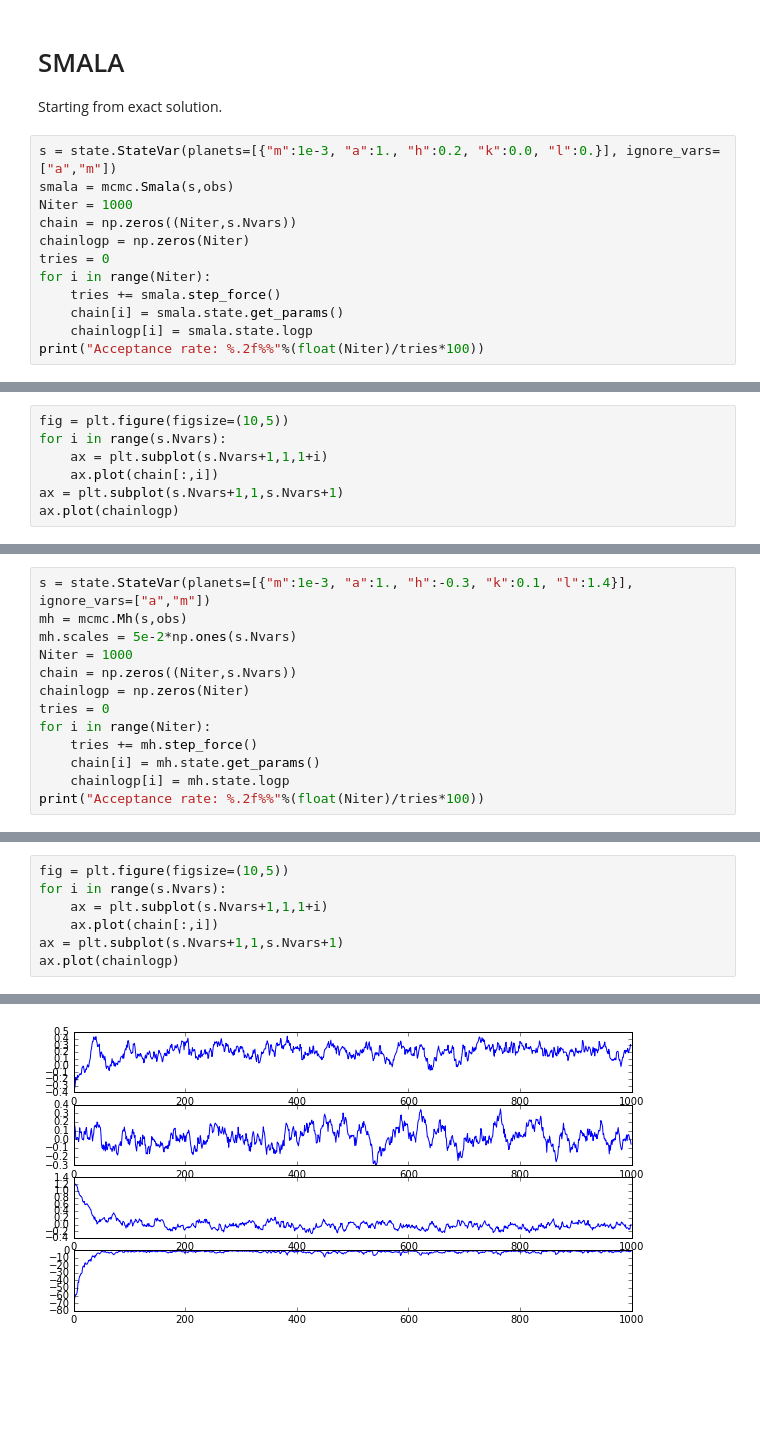
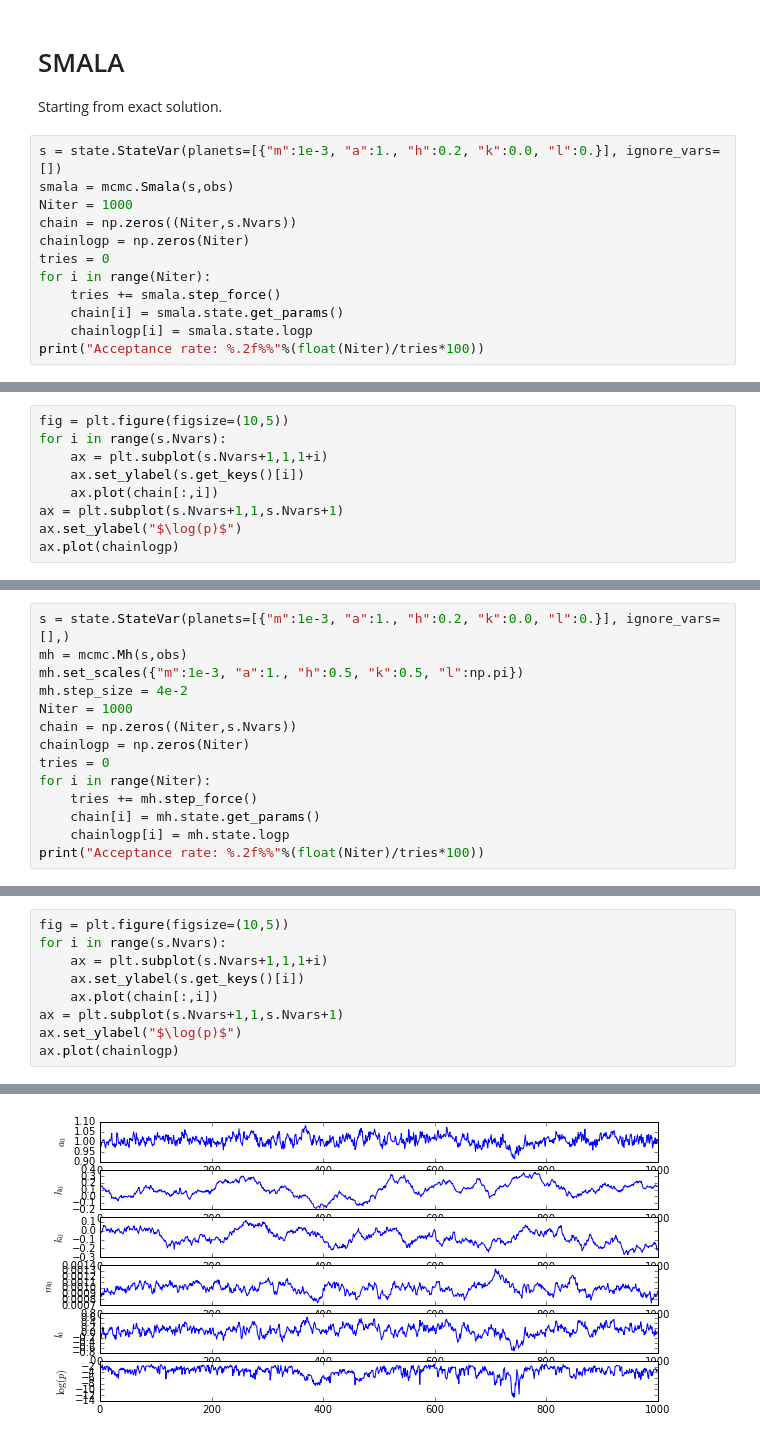
Before and after one commit to hannorein/rebound, a Jupyter notebook: Pal_MCMC.ipynb, the cells around one changed output, grey strips where cells are left out. Drawn from its saved outputs; the diff is of its cells as text; blank space fills up the shorter version.

```diff
--- a/Pal_MCMC.ipynb
+++ b/Pal_MCMC.ipynb
@@ -23,7 +24,7 @@ ax.plot(obs.t, obs.rv, ".")
 # SMALA
 Starting from exact solution.
 # %%
-s = state.StateVar(planets=[{"m":1e-3, "a":1., "h":0.2, "k":0.0, "l":0.}], ignore_vars=["a","m"])
+s = state.StateVar(planets=[{"m":1e-3, "a":1., "h":0.2, "k":0.0, "l":0.}], ignore_vars=[])
 smala = mcmc.Smala(s,obs)
 Niter = 1000
 chain = np.zeros((Niter,s.Nvars))
@@ -40,8 +41,10 @@ Acceptance rate: 90.50%
 fig = plt.figure(figsize=(10,5))
 for i in range(s.Nvars):
     ax = plt.subplot(s.Nvars+1,1,1+i)
+    ax.set_ylabel(s.get_keys()[i])
     ax.plot(chain[:,i])
 ax = plt.subplot(s.Nvars+1,1,s.Nvars+1)
+ax.set_ylabel("$\log(p)$")
 ax.plot(chainlogp)
 # %% [output]
 [<matplotlib.lines.Line2D at 0x...>]
@@ -67,7 +74,8 @@ Starting from a very wrong initial set of parameters.
 # %%
-s = state.StateVar(planets=[{"m":1e-3, "a":1., "h":-0.3, "k":0.1, "l":1.4}], ignore_vars=["a","m"])
+s = state.StateVar(planets=[{"m":1e-3, "a":1., "h":0.2, "k":0.0, "l":0.}], ignore_vars=[],)
 mh = mcmc.Mh(s,obs)
-mh.scales = 5e-2*np.ones(s.Nvars)
+mh.set_scales({"m":1e-3, "a":1., "h":0.5, "k":0.5, "l":np.pi})
+mh.step_size = 4e-2
 Niter = 1000
 chain = np.zeros((Niter,s.Nvars))
 chainlogp = np.zeros(Niter)
@@ -82,13 +90,15 @@ Acceptance rate: 66.93%
 # %%
 fig = plt.figure(figsize=(10,5))
 for i in range(s.Nvars):
     ax = plt.subplot(s.Nvars+1,1,1+i)
+    ax.set_ylabel(s.get_keys()[i])
     ax.plot(chain[:,i])
 ax = plt.subplot(s.Nvars+1,1,s.Nvars+1)
+ax.set_ylabel("$\log(p)$")
 ax.plot(chainlogp)
 # %% [output]
 [<matplotlib.lines.Line2D at 0x...>]
-[figure, old version]
+[figure, new version]
 # %%
 fig = plt.figure(figsize=(10,5))
 ax = plt.subplot(111)
```
Also changed, not shown: parts of 12 cells of this notebook, 2 other files.
